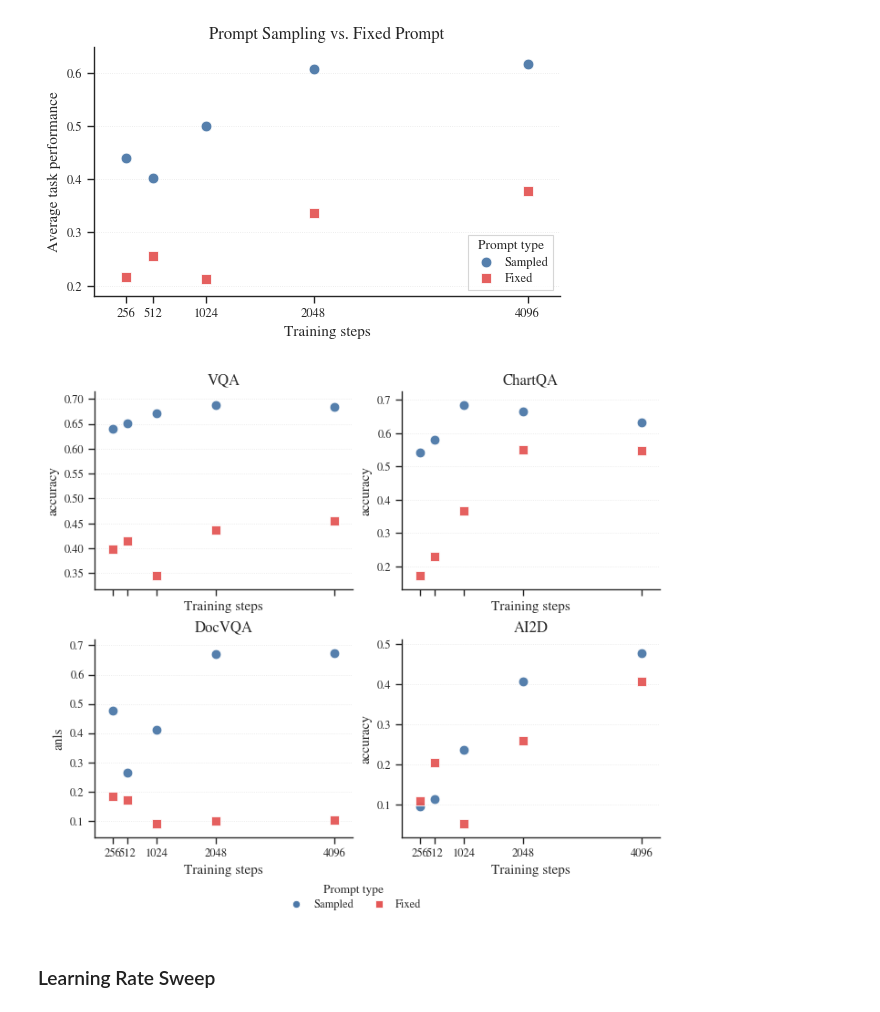
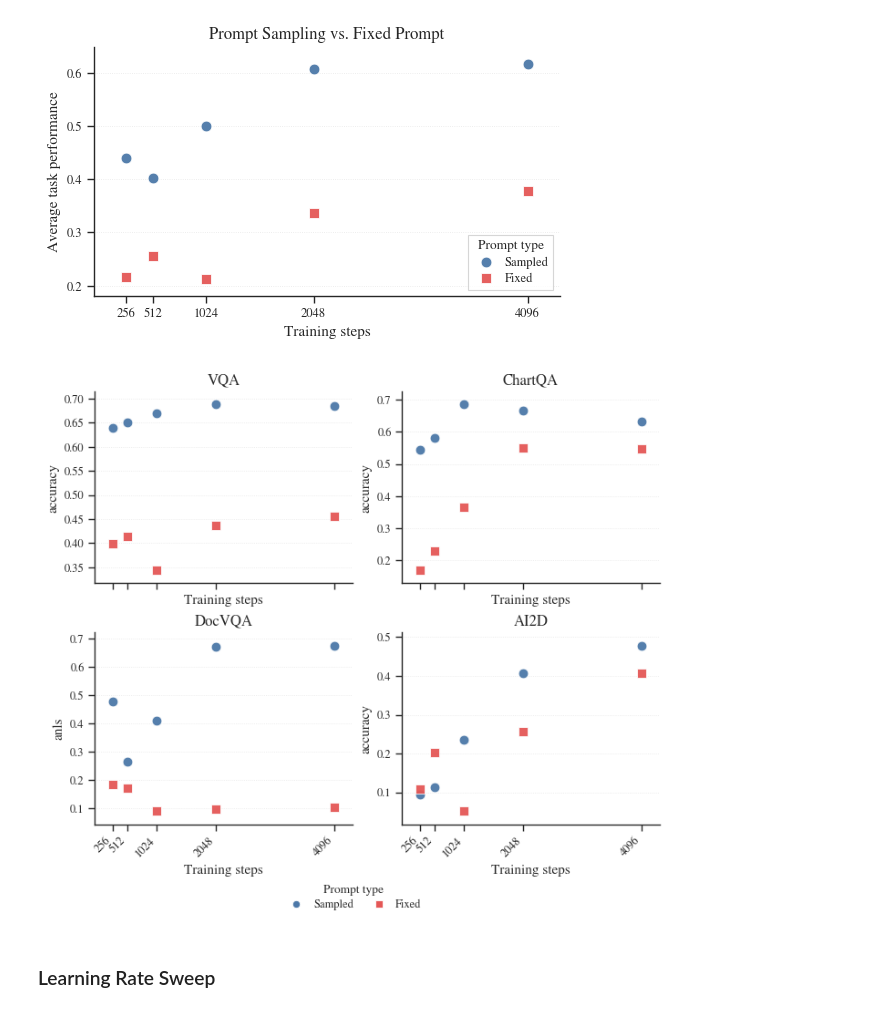
Before and after one commit to graphcore-research/llama-mobile-vlm, a Jupyter notebook: 20260415-PaperFigures.ipynb, the cells around one changed output. Cells and saved outputs as stored; diff of their text form; code cells hidden in the pictures.

```diff
--- a/20260415-PaperFigures.ipynb
+++ b/20260415-PaperFigures.ipynb
@@ -618,33 +618,36 @@ plt.show()
 # %%
 figsize = (6.8, 5.6)
 fig, axes = plt.subplots(2, 2, figsize=figsize, sharex=True, constrained_layout=True)
 
 for ax, task in zip(axes.flatten(), DOWNSTREAM_TASKS):
     plot_prompt_groups(ax, prompt_groups, prompt_styles, task)
     ax.set(
         title=TASK_TITLES[task],
         xlabel="Training steps",
         ylabel=get_metric(task),
         xticks=prompt_steps,
     )
     finish_axis(ax, x_margin=0.08)
+    ax.tick_params(axis="x", labelrotation=45)
+    for label in ax.get_xticklabels():
+        label.set_ha("right")
 
 fig.legend(
     handles=prompt_legend_handles(prompt_styles),
     title="Prompt type",
     loc="lower center",
     ncol=2,
     frameon=False,
     bbox_to_anchor=(0.5, -0.08),
     columnspacing=1.2,
     labelspacing=0.35,
     handletextpad=0.5,
 )
 
 save_figure(fig, "fig_prompt_tasks.pdf")
 plt.show()
 # %% [output]
-[figure, old version]
+[figure, new version]
 # %% [markdown]
 ### Learning Rate Sweep
 # %% [markdown]
```
